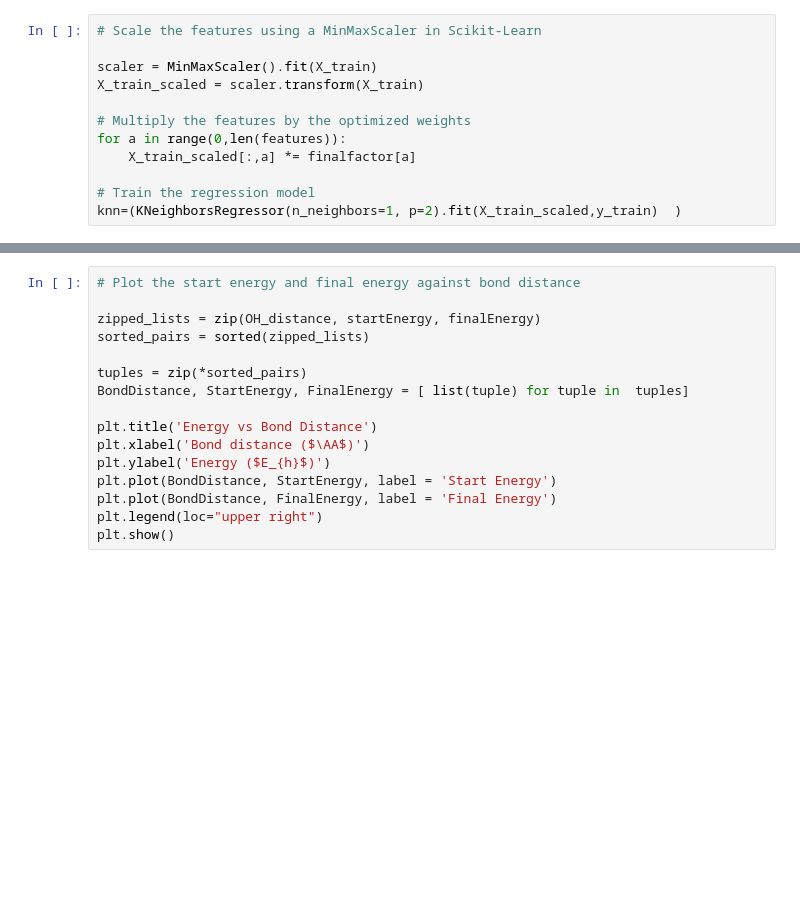
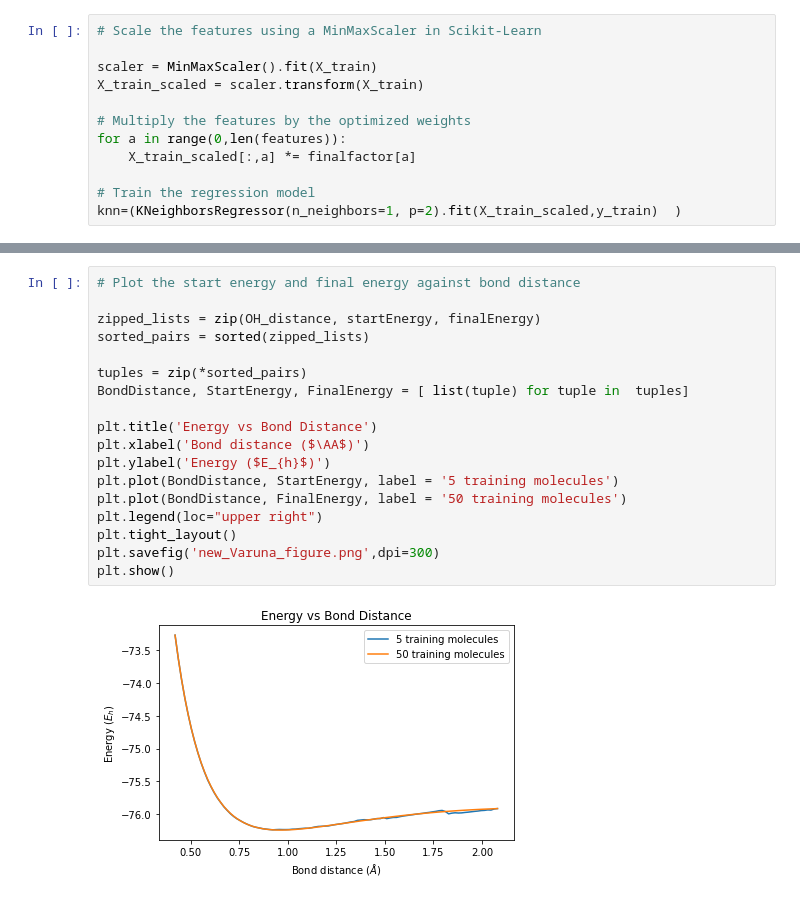
Before and after one commit to ChemRacer/DDQC_Demo, a Jupyter notebook: DDCCSD/DDCCSD_model.ipynb, the cells around one changed output, grey strips where cells are left out. Saved outputs shown, nothing was run; the diff lists cells and outputs as text; blank space fills up the shorter version.

```diff
--- a/DDCCSD/DDCCSD_model.ipynb
+++ b/DDCCSD/DDCCSD_model.ipynb
@@ -403,16 +506,20 @@ KeyboardInterrupt:
 # %%
 # Plot the start energy and final energy against bond distance
 
 zipped_lists = zip(OH_distance, startEnergy, finalEnergy)
 sorted_pairs = sorted(zipped_lists)
 
 tuples = zip(*sorted_pairs)
 BondDistance, StartEnergy, FinalEnergy = [ list(tuple) for tuple in  tuples]
 
 plt.title('Energy vs Bond Distance')
 plt.xlabel('Bond distance ($\AA$)')
 plt.ylabel('Energy ($E_{h}$)')
-plt.plot(BondDistance, StartEnergy, label = 'Start Energy')
-plt.plot(BondDistance, FinalEnergy, label = 'Final Energy')
+plt.plot(BondDistance, StartEnergy, label = '5 training molecules')
+plt.plot(BondDistance, FinalEnergy, label = '50 training molecules')
 plt.legend(loc="upper right")
+plt.tight_layout()
+plt.savefig('new_Varuna_figure.png',dpi=300)
 plt.show()
+# %% [output]
+[figure, added]
```
Also changed, not shown: parts of 2 cells of this notebook, 1 other file.
